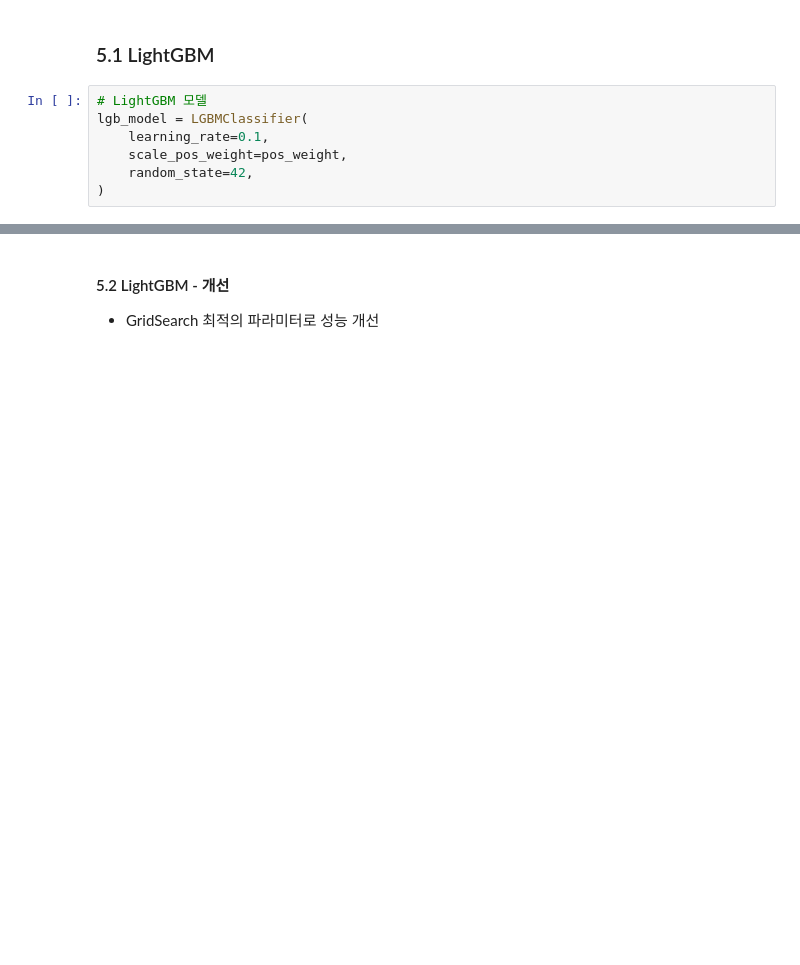
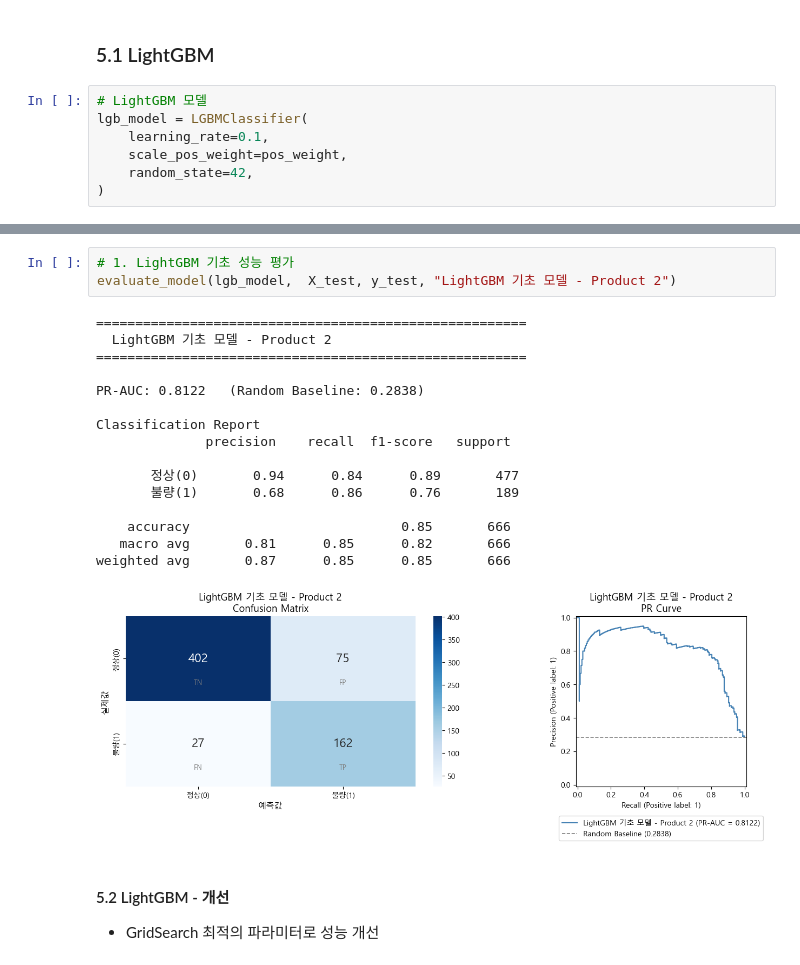
Before and after one commit to hanalo26/sparta-data11-advanced-project, a Jupyter notebook: Sooin/ML_product2_PR-AUC.ipynb, the cells around one changed output, grey strips where cells are left out. Drawn from its saved outputs; the diff is of its cells as text; blank space fills up the shorter version.

```diff
--- a/Sooin/ML_product2_PR-AUC.ipynb
+++ b/Sooin/ML_product2_PR-AUC.ipynb
@@ -313,6 +427,26 @@ Classification Report
 weighted avg       0.87      0.85      0.85       666
 
 PR-AUC: 0.8122343920684706
+# %%
+# 1. LightGBM 기초 성능 평가
+evaluate_model(lgb_model,  X_test, y_test, "LightGBM 기초 모델 - Product 2")
+# %% [output]
+=======================================================
+  LightGBM 기초 모델 - Product 2
+=======================================================
+
+PR-AUC: 0.8122   (Random Baseline: 0.2838)
+
+Classification Report
+              precision    recall  f1-score   support
+
+       정상(0)       0.94      0.84      0.89       477
+       불량(1)       0.68      0.86      0.76       189
+
+    accuracy                           0.85       666
+   macro avg       0.81      0.85      0.82       666
+weighted avg       0.87      0.85      0.85       666
+[figure, added]
 # %% [markdown]
 #### 5.2 LightGBM - 개선
 - GridSearch 최적의 파라미터로 성능 개선
```
Also changed, not shown: parts of 9 cells of this notebook.
